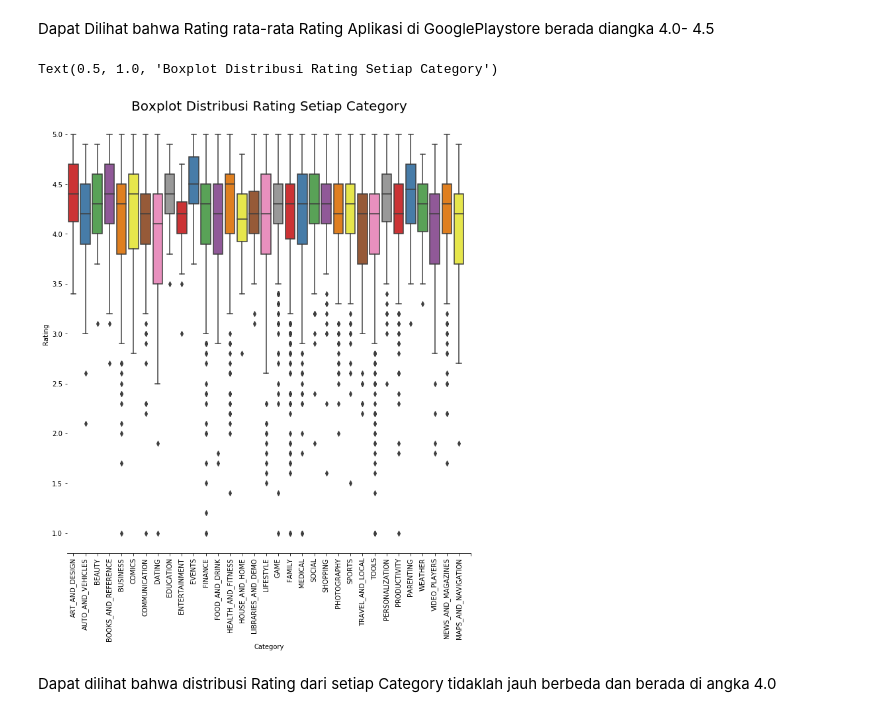
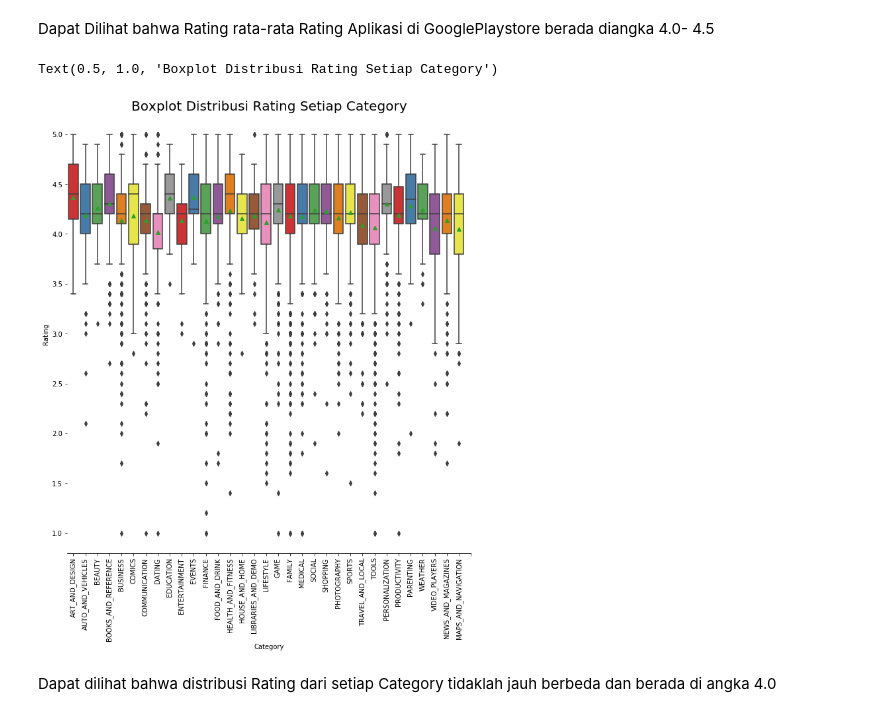
Before and after one commit to rafaelstevi/GooglePlaystore, a Jupyter notebook: Files/eda-googleplaystore.ipynb, the cells around one changed output. Saved outputs shown, nothing was run; the diff lists cells and outputs as text; code cells hidden in the pictures.

```diff
--- a/Files/eda-googleplaystore.ipynb
+++ b/Files/eda-googleplaystore.ipynb
@@ -349,10 +354,15 @@ missing_data_dfGapps.head(15)
 # %%
- # Mendrop data yang bernilai Null
-dfGapps = dfGapps.drop(dfGapps.loc[dfGapps['Rating'].isnull()].index)
-dfGapps = dfGapps.drop(dfGapps.loc[dfGapps['SizeC'].isnull()].index)
-dfGapps = dfGapps.drop(dfGapps.loc[dfGapps['Genres'].isnull()].index)
+# Mengisi data yang bernilai Null dengan nilai rata-rata tiap kolom
+column_means = dfGapps.mean()
+dfGapps = dfGapps.fillna(column_means)
 
- # Memastikan sudah tidak ada missing value
+# Untuk nilai mean pada Kolom Rating nilai akan dibulatkan menjadi 1 desimal
+dfGapps['Rating'] = round(dfGapps['Rating'], 1)
+
+# Menghapus sisa data yang masih bernilai Nan
+dfGapps.dropna(inplace=True)
+
+# Memastikan sudah tidak ada missing value
 print("Data yang Bernilai NaN : ")
 dfGapps.isnull().sum().max()
 # %% [output]
@@ -453,15 +470,15 @@ Text(0.5, 1.0, 'Distribusi Rating Seluruh App')
 Dapat Dilihat bahwa Rating rata-rata Rating Aplikasi di GooglePlaystore berada diangka 4.0- 4.5
 # %%
 bxRatvsCat = sns.catplot(x="Category",y="Rating",data=dfGapps, kind="box", height = 10 ,
-palette = "Set1")
+palette = "Set1", showmeans = True)
 bxRatvsCat.despine(left=True)
 bxRatvsCat.set_xticklabels(rotation=90)
 bxRatvsCat.set( xticks=range(0,34))
 bxRatvsCat = bxRatvsCat.set_ylabels("Rating")
 plt.title('Boxplot Distribusi Rating Setiap Category',size = 20)
 # %% [output]
 Text(0.5, 1.0, 'Boxplot Distribusi Rating Setiap Category')
-[figure, old version]
+[figure, new version]
 # %% [markdown]
 Dapat dilihat bahwa distribusi Rating dari setiap Category tidaklah jauh berbeda dan berada di angka 4.0
 # %% [markdown]
```
Also changed, not shown: parts of 39 cells of this notebook.
